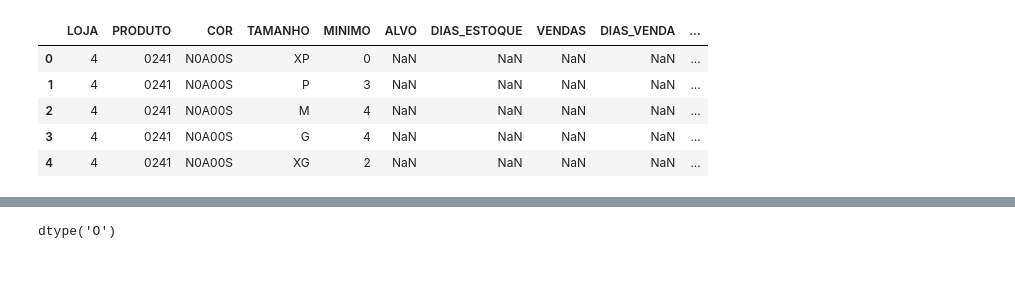
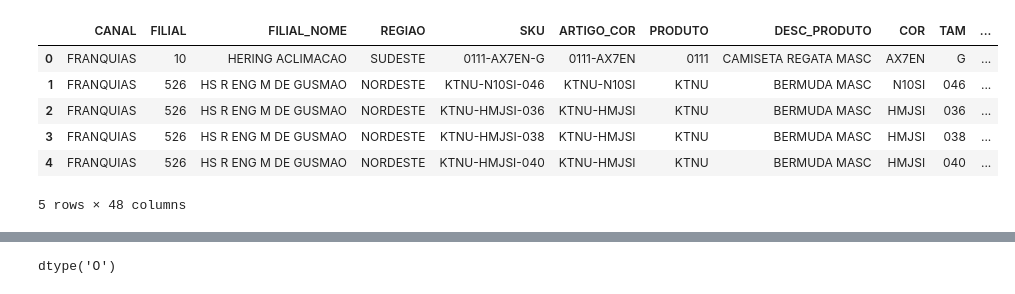
Before and after one commit to Gabrielxdev/projecao, a Jupyter notebook: QUERY.ipynb, the cells around one changed output, grey strips where cells are left out. Drawn from its saved outputs; the diff is of its cells as text; code cells hidden in the pictures.

```diff
--- a/QUERY.ipynb
+++ b/QUERY.ipynb
@@ -1,15 +1,16 @@
 # %%
 import pandas as pd
 
-df_sortimento = pd.read_excel('data/SORTIMENTO PARA FCT ALONGADO.xlsx', engine='calamine')
+df_sortimento = pd.read_excel('data/HERING_FRANQUIA_checklist_RA_REMESSA_QUARTA_2026-03-18.xlsx', engine='calamine')
 df_sortimento.head()
 # %% [output]
-|  | LOJA | PRODUTO | COR | TAMANHO | MINIMO | ALVO | DIAS_ESTOQUE | VENDAS | DIAS_VENDA | ... |
-| 0 | 4 | 0241 | N0A00S | XP | 0 | NaN | NaN | NaN | NaN | ... |
-| 1 | 4 | 0241 | N0A00S | P | 3 | NaN | NaN | NaN | NaN | ... |
-| 2 | 4 | 0241 | N0A00S | M | 4 | NaN | NaN | NaN | NaN | ... |
-| 3 | 4 | 0241 | N0A00S | G | 4 | NaN | NaN | NaN | NaN | ... |
-| 4 | 4 | 0241 | N0A00S | XG | 2 | NaN | NaN | NaN | NaN | ... |
+|  | CANAL | FILIAL | FILIAL_NOME | REGIAO | SKU | ARTIGO_COR | PRODUTO | DESC_PRODUTO | COR | TAM | ... |
+| 0 | FRANQUIAS | 10 | HERING ACLIMACAO | SUDESTE | 0111-AX7EN-G | 0111-AX7EN | 0111 | CAMISETA REGATA MASC | AX7EN | G | ... |
+| 1 | FRANQUIAS | 526 | HS R ENG M DE GUSMAO | NORDESTE | KTNU-N10SI-046 | KTNU-N10SI | KTNU | BERMUDA MASC | N10SI | 046 | ... |
+| 2 | FRANQUIAS | 526 | HS R ENG M DE GUSMAO | NORDESTE | KTNU-HMJSI-036 | KTNU-HMJSI | KTNU | BERMUDA MASC | HMJSI | 036 | ... |
+| 3 | FRANQUIAS | 526 | HS R ENG M DE GUSMAO | NORDESTE | KTNU-HMJSI-038 | KTNU-HMJSI | KTNU | BERMUDA MASC | HMJSI | 038 | ... |
+| 4 | FRANQUIAS | 526 | HS R ENG M DE GUSMAO | NORDESTE | KTNU-HMJSI-040 | KTNU-HMJSI | KTNU | BERMUDA MASC | HMJSI | 040 | ... |
+5 rows × 48 columns
 # %%
 df_sortimento['ARTIGO_COR'] = df_sortimento['PRODUTO']  + df_sortimento['COR']
 # %%
```
Also changed, not shown: parts of 22 cells of this notebook, 1 other file.
